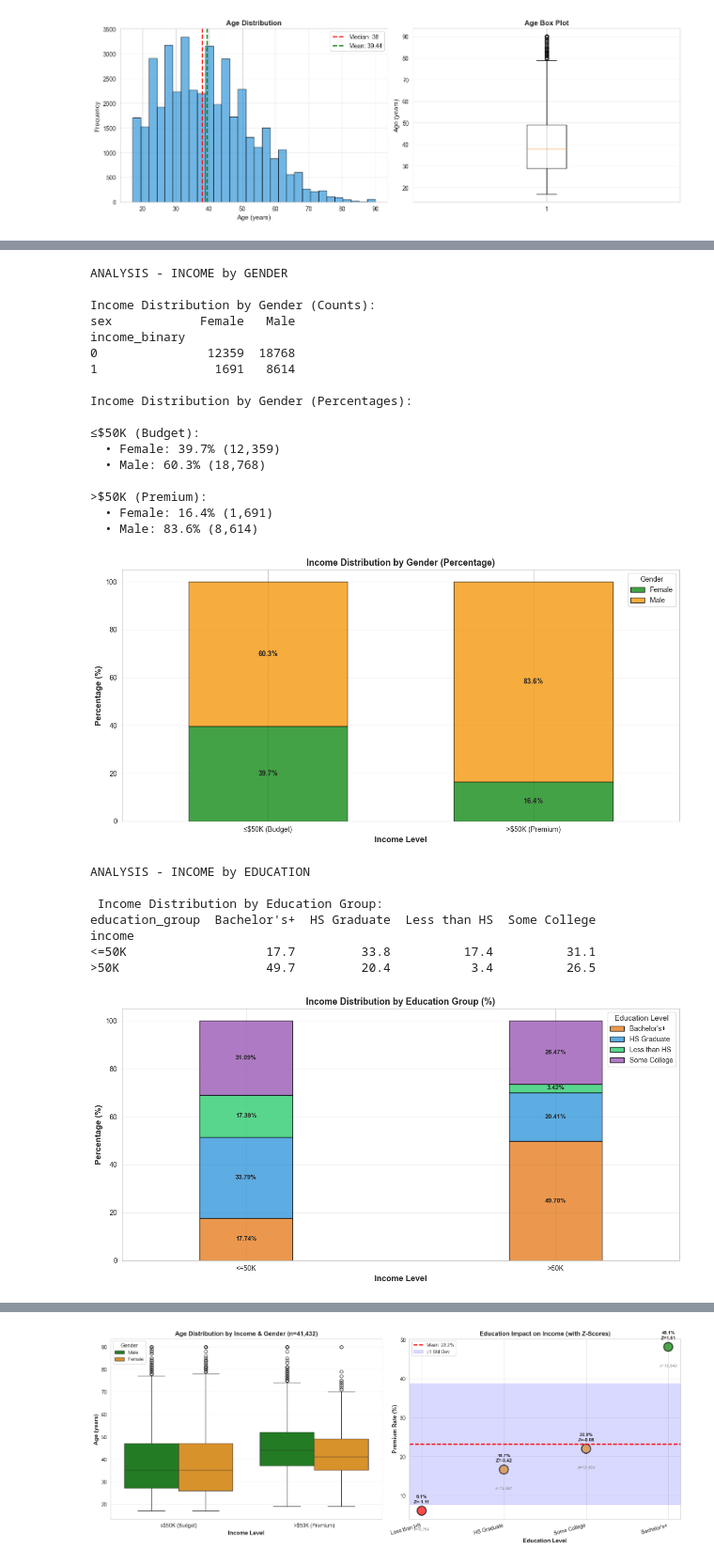
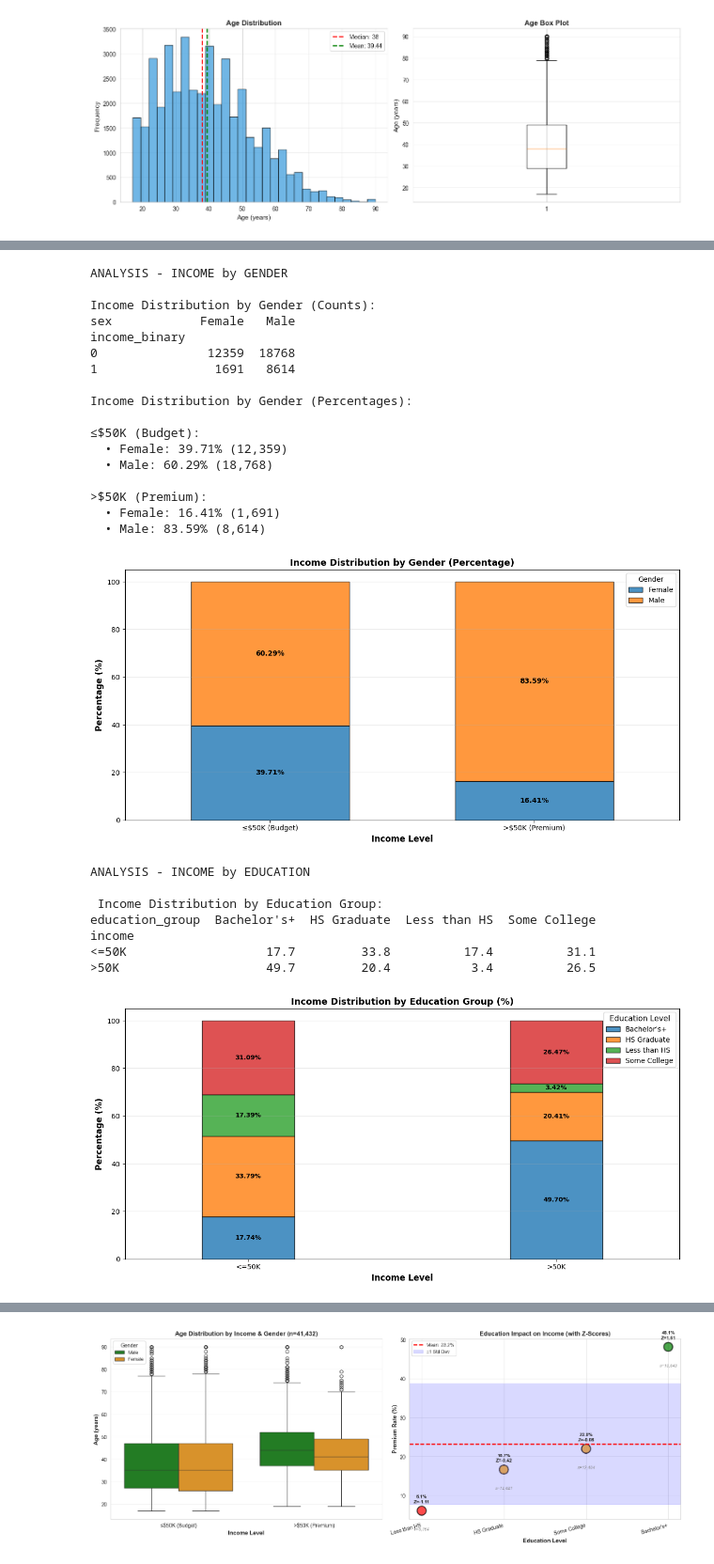
Before and after one commit to vgsilva-eng/AI-stats-probability, a Jupyter notebook: notebooks/eda_cleaned_dataset.ipynb, the cells around one changed output, grey strips where cells are left out. Shown at 94% size. Saved outputs shown, nothing was run; the diff lists cells and outputs as text; code cells hidden in the pictures.

```diff
--- a/notebooks/eda_cleaned_dataset.ipynb
+++ b/notebooks/eda_cleaned_dataset.ipynb
@@ -225,7 +234,7 @@ for income_cat in [0, 1]:
     for gender in income_gender_pct.columns:
         pct = income_gender_pct.loc[income_cat, gender]
         count = income_gender_crosstab.loc[income_cat, gender]
-        print(f"  • {gender}: {pct:.1f}% ({count:,})")
+        print(f"  • {gender}: {pct:.2f}% ({count:,})")
 
 # percentage bar chart
 fig, ax = plt.subplots(figsize=(12, 6))
@@ -236,7 +245,6 @@ income_gender_pct_plot.plot(
     ax=ax,
     kind='bar',
     stacked=True,
-    color=['#148b16', '#f5980e'],
     edgecolor='black',
     alpha=0.8,
     width=0.6
@@ -251,7 +259,7 @@ ax.set_xticklabels(ax.get_xticklabels(), rotation=0)
 
 # Add percentage labels on bars
 for container in ax.containers:
-    ax.bar_label(container, fmt='%.1f%%', label_type='center', fontweight='bold', fontsize=10)
+    ax.bar_label(container, fmt='%.2f%%', label_type='center', fontweight='bold', fontsize=10)
 
 plt.tight_layout()
 plt.show()
@@ -267,17 +275,16 @@ income_binary
 Income Distribution by Gender (Percentages):
 
 ≤$50K (Budget):
-  • Female: 39.7% (12,359)
-  • Male: 60.3% (18,768)
+  • Female: 39.71% (12,359)
+  • Male: 60.29% (18,768)
 
 >$50K (Premium):
-  • Female: 16.4% (1,691)
-  • Male: 83.6% (8,614)
+  • Female: 16.41% (1,691)
+  • Male: 83.59% (8,614)
-[figure, old version]
+[figure, new version]
 # %%
 # Visualize Income by Education - PERCENTAGES (4 Groups)
 """
-TEAM REVIEW: Vanessa - Cameron
 How does EDUCATION affect INCOME?
 Education grouped into 4 levels:
 1. Less than High School (No degree)
@@ -325,37 +332,34 @@ fig, ax = plt.subplots(figsize=(12, 6))
 edu_group_pct.plot(
     ax=ax,
     kind='bar',
     stacked=True,
-    color=['#e67e22', '#3498db', '#2ecc71', '#9b59b6'],
     edgecolor='black',
     alpha=0.8,
     width=0.3
 )
 
 ax.set_xlabel('Income Level', fontsize=12, fontweight='bold')
 ax.set_ylabel('Percentage (%)', fontsize=12, fontweight='bold')
 ax.set_title('Income Distribution by Education Group (%)', fontsize=13, fontweight='bold')
 ax.legend(title='Education Level', loc='upper right', fontsize=10, title_fontsize=11)
 ax.grid(axis='y', alpha=0.3)
 ax.set_xticklabels(ax.get_xticklabels(), rotation=0)
 
 # Add percentage labels on bars
 for container in ax.containers:
     ax.bar_label(container, fmt='%.2f%%', label_type='center', fontweight='bold', fontsize=9)
 
 plt.tight_layout()
 plt.show()
-
-##Need to change for a better visualization--
 # %% [output]
 ANALYSIS - INCOME by EDUCATION
 
  Income Distribution by Education Group:
 education_group  Bachelor's+  HS Graduate  Less than HS  Some College
 income
 <=50K                   17.7         33.8          17.4          31.1
 >50K                    49.7         20.4           3.4          26.5
-[figure, old version]
+[figure, new version]
 # %%
 # KEY INSIGHTS SUMMARY
 from scipy import stats
```
Also changed, not shown: parts of 7 cells of this notebook, 3 other files.
